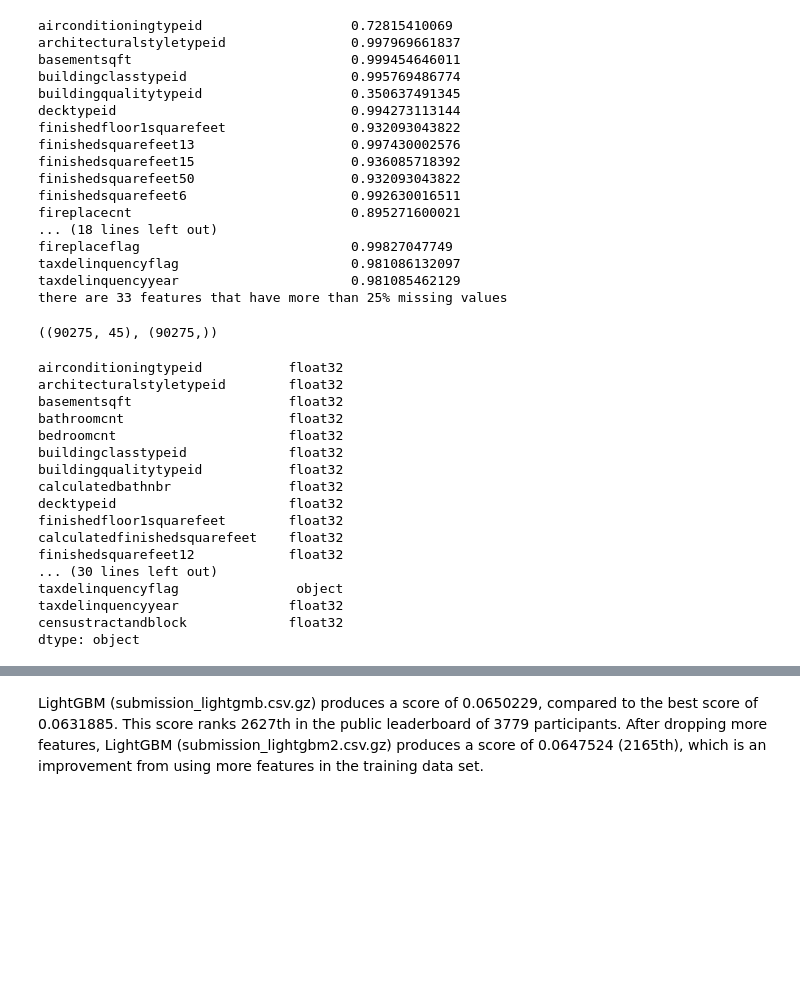
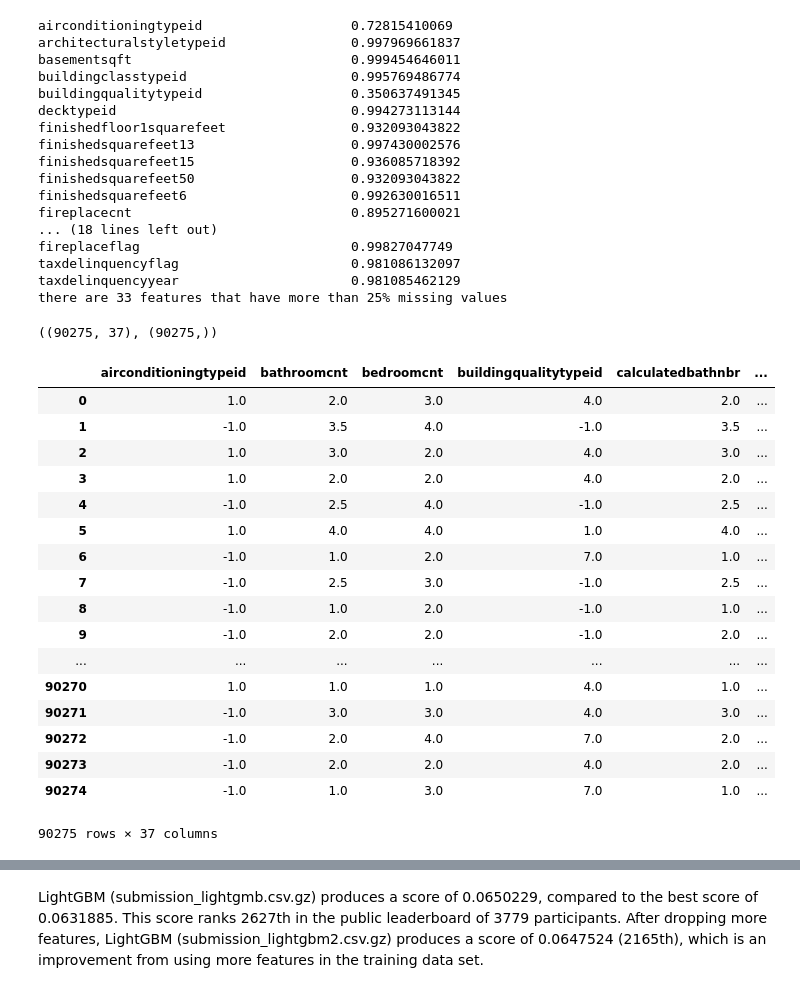
Before and after one commit to eagle9/udacity_machine_learning, a Jupyter notebook: projects/capstone/capstone_final.ipynb, the cells around one changed output, grey strips where cells are left out. Saved outputs shown, nothing was run; the diff lists cells and outputs as text; code cells hidden in the pictures; blank space fills up the shorter version.

```diff
--- a/projects/capstone/capstone_final.ipynb
+++ b/projects/capstone/capstone_final.ipynb
@@ -540,37 +540,59 @@ for c, dtype in zip(df_prop.columns, df_prop.dtypes):
         df_prop[c] = df_prop[c].astype(np.float32)
 
 df_train = pd.merge(df_train_0,df_prop, how='left', on='parcelid')
-df_train.fillna(df_train.median(),inplace = True) #fill missing value with median
+#df_train.fillna(df_train.median(),inplace = True) #fill missing value with median
 
 cols_to_drop0 = ['parcelid', 'logerror', 'transactiondate', 'propertyzoningdesc',
                          'propertycountylandusecode', 'fireplacecnt', 'fireplaceflag']
+col_missing_99 = ['architecturalstyletypeid',  'basementsqft',  'buildingclasstypeid',  #missing values > 99%
+             'decktypeid',  'finishedsquarefeet13',  'finishedsquarefeet6',  'storytypeid',
+             'typeconstructiontypeid',  'yardbuildingsqft26']
 cols_to_drop1 = ['parcelid', 'logerror', 'transactiondate', 'propertyzoningdesc',
-                    'propertycountylandusecode', 'fireplacecnt', 'fireplaceflag',
+                    'propertycountylandusecode', #'fireplacecnt', 'fireplaceflag',
                     'fips','latitude','longitude','poolcnt',
-                   'rawcensustractandblock','regionidcounty','regionidneighborhood','regionidzip']
+                   'rawcensustractandblock','regionidcounty','regionidneighborhood','regionidzip',
+                 'taxdelinquencyyear']  + col_missing_99
+
 x_train = df_train.drop(cols_to_drop1, axis=1)    #dropping cols_to_drop1 produces better score than cols_to_drop0
 #x_train = df_train.drop(cols_to_drop2, axis=1)   #dropping cols_to_drop2 does not produce good score
 y_train = df_train['logerror'].values
 print(x_train.shape, y_train.shape)
 # %% [output]
-((90275, 45), (90275,))
+((90275, 37), (90275,))
-# %%
-x_train.dtypes
-# %% [output]
-airconditioningtypeid           float32
-architecturalstyletypeid        float32
-basementsqft                    float32
-bathroomcnt                     float32
-bedroomcnt                      float32
-buildingclasstypeid             float32
-buildingqualitytypeid           float32
-calculatedbathnbr               float32
-decktypeid                      float32
-finishedfloor1squarefeet        float32
-calculatedfinishedsquarefeet    float32
-finishedsquarefeet12            float32
-... (30 lines left out)
-taxdelinquencyflag               object
-taxdelinquencyyear              float32
-censustractandblock             float32
-dtype: object
+# %%
+N = len(x_train)
+col_missing_99 = []
+for col in x_train.columns:
+    rate = x_train[col].isnull().sum() * 1.0/N
+    if rate > 0.99:
+        col_missing_99.append(col)
+        print col,rate
+# %%
+boolean_feature_list = ['fireplaceflag', 'hashottuborspa','taxdelinquencyflag']
+for col in boolean_feature_list:
+    #x_train[col] = x_train[col].map(lambda x: 1 if x else 0)
+    x_train[col].fillna(False,inplace=True)
+# %%
+x_train['taxdelinquencyflag'] = x_train['taxdelinquencyflag'].map(lambda x: True if x == 'Y' else False)
+# %%
+#x_train.fillna('-1', inplace=True)
+x_train.fillna(x_train.median(),inplace=True)
+# %% [output]
+|  | airconditioningtypeid | bathroomcnt | bedroomcnt | buildingqualitytypeid | calculatedbathnbr | ... |
+| 0 | 1.0 | 2.0 | 3.0 | 4.0 | 2.0 | ... |
+| 1 | -1.0 | 3.5 | 4.0 | -1.0 | 3.5 | ... |
+| 2 | 1.0 | 3.0 | 2.0 | 4.0 | 3.0 | ... |
+| 3 | 1.0 | 2.0 | 2.0 | 4.0 | 2.0 | ... |
+| 4 | -1.0 | 2.5 | 4.0 | -1.0 | 2.5 | ... |
+| 5 | 1.0 | 4.0 | 4.0 | 1.0 | 4.0 | ... |
+| 6 | -1.0 | 1.0 | 2.0 | 7.0 | 1.0 | ... |
+| 7 | -1.0 | 2.5 | 3.0 | -1.0 | 2.5 | ... |
+| 8 | -1.0 | 1.0 | 2.0 | -1.0 | 1.0 | ... |
+| 9 | -1.0 | 2.0 | 2.0 | -1.0 | 2.0 | ... |
+| ... | ... | ... | ... | ... | ... | ... |
+| 90270 | 1.0 | 1.0 | 1.0 | 4.0 | 1.0 | ... |
+| 90271 | -1.0 | 3.0 | 3.0 | 4.0 | 3.0 | ... |
+| 90272 | -1.0 | 2.0 | 4.0 | 7.0 | 2.0 | ... |
+| 90273 | -1.0 | 2.0 | 2.0 | 4.0 | 2.0 | ... |
+| 90274 | -1.0 | 1.0 | 3.0 | 7.0 | 1.0 | ... |
+90275 rows × 37 columns
```
Also changed, not shown: parts of 42 cells of this notebook, 1 other file.
